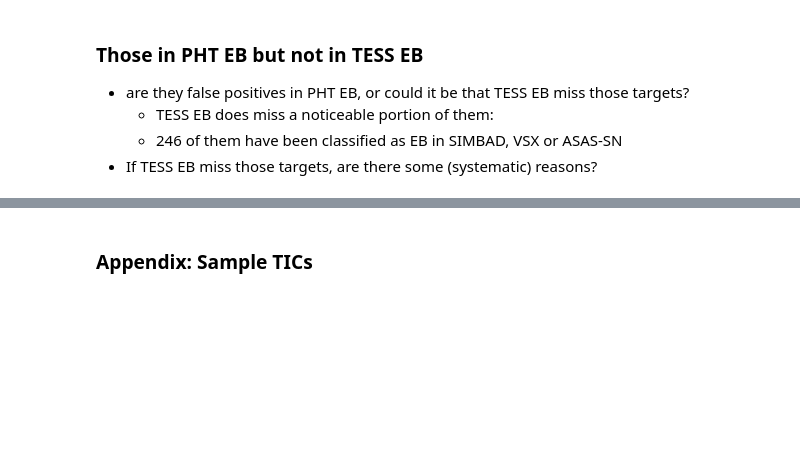
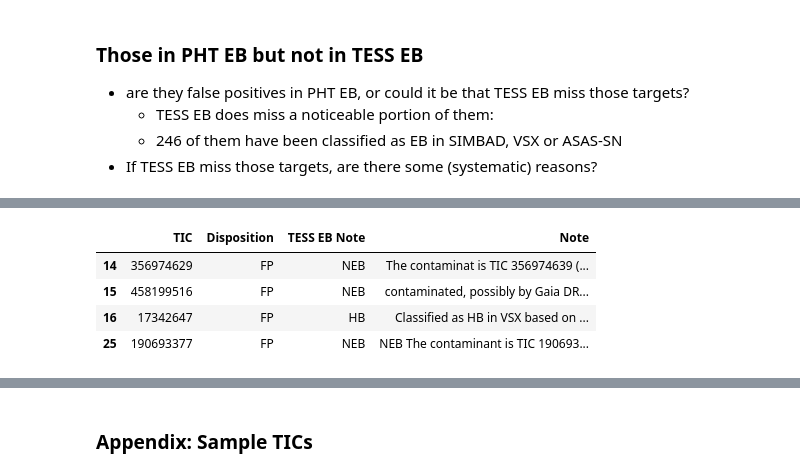
Before and after one commit to orionlee/pht_eb_stats2, a Jupyter notebook: src/dashboard_tesseb_comparison.ipynb, the cells around one changed output, grey strips where cells are left out. Drawn from its saved outputs; the diff is of its cells as text; code cells hidden in the pictures; blank space fills up the shorter version.

```diff
--- a/src/dashboard_tesseb_comparison.ipynb
+++ b/src/dashboard_tesseb_comparison.ipynb
@@ -86,0 +91,28 @@ TODO:
+# %%
+df_vetting_statuses = vetting_meta.load_vetting_statuses_table(add_disposition_group=True)
+
+df = df_vetting_statuses
+
+df = df[df["In TESSEBs1-26"] != "NA"]  # only those with observations in sectors 1 - 26
+
+
+pivot = df.pivot_table(
+    index=["Disposition_Group"],
+    columns=["In TESSEBs1-26"],
+    values=["TIC"],
+    aggfunc=["count"],
+    fill_value=0,  # convert NaN count result to zero
+)
+display(pivot)
+
+print("Num. in Sectors 1 - 26:", len(df))
+
+num_in_tesseb_vetted = pivot.loc["Candidate", ("count", "TIC", "Y")]
+num_in_tesseb_fp = pivot.loc["FP", ("count", "TIC", "Y")]
+pct_fp = 100 * num_in_tesseb_fp / (num_in_tesseb_fp + num_in_tesseb_vetted)
+
+num_not_in_tesseb_vetted = pivot.loc["Candidate", ("count", "TIC", "N")]
+pct_fn = 100 * num_not_in_tesseb_vetted / (num_not_in_tesseb_vetted + num_in_tesseb_vetted)
+
+print(f"False positive: {pct_fp:.0f}% , {num_in_tesseb_fp} / ({num_in_tesseb_fp} + {num_in_tesseb_vetted}) ")
+print(f"False negative: {pct_fn:.0f}% , {num_not_in_tesseb_vetted} / ({num_not_in_tesseb_vetted} + {num_in_tesseb_vetted}) ")
@@ -86,0 +137,9 @@ TODO:
+# %%
+with pd.option_context('display.max_colwidth', None):
+    display(df[(df["Disposition_Group"] == "FP") & (df["In TESSEBs1-26"] == "Y")][["TIC", "Disposition", "TESS EB Note", "Note"]])
+# %% [output]
+|  | TIC | Disposition | TESS EB Note | Note |
+| 14 | 356974629 | FP | NEB | The contaminat is TIC 356974639 (... |
+| 15 | 458199516 | FP | NEB | contaminated, possibly by Gaia DR... |
+| 16 | 17342647 | FP | HB | Classified as HB in VSX based on ... |
+| 25 | 190693377 | FP | NEB | NEB The contaminant is TIC 190693... |
```
Also changed, not shown: parts of 13 cells of this notebook, 1 other file.
